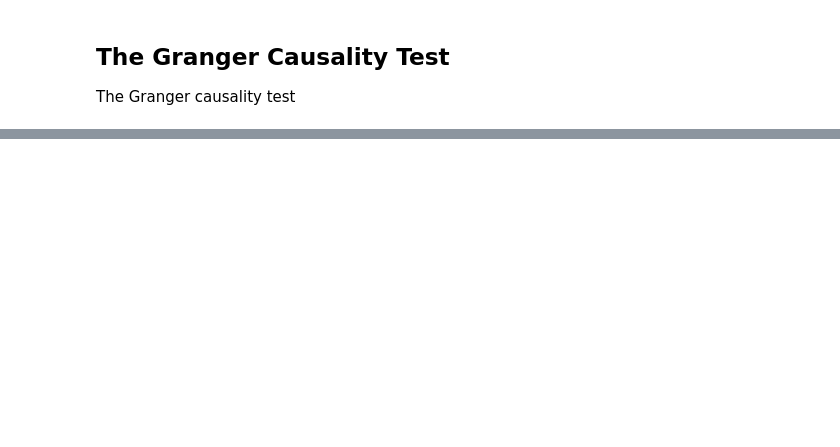
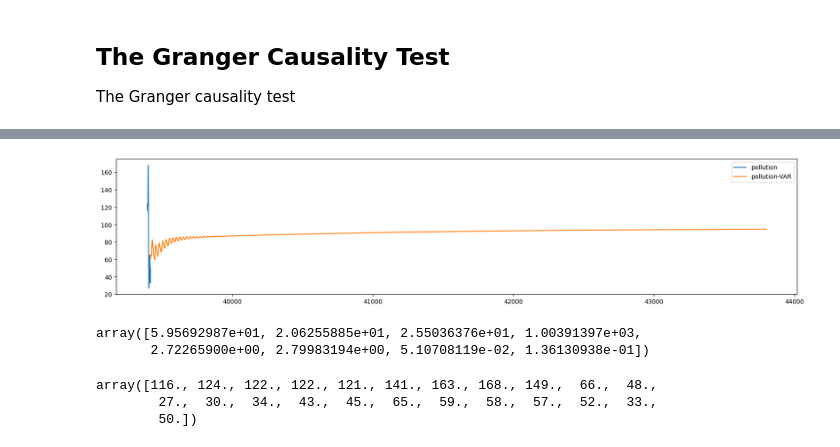
Before and after one commit to djjjones6/Group_Assessment_2, a Jupyter notebook: ChristianN/VAR Model.ipynb, the cells around one changed output, grey strips where cells are left out. Saved outputs shown, nothing was run; the diff lists cells and outputs as text; code cells hidden in the pictures; blank space fills up the shorter version.

```diff
--- a/ChristianN/VAR Model.ipynb
+++ b/ChristianN/VAR Model.ipynb
@@ -157,0 +185,3 @@ The Granger causality test
+# %%
+model = VAR(train_df)
+var_model = model.fit(23)
@@ -157,0 +208,6 @@ The Granger causality test
+# %%
+forecast_var = pd.DataFrame(var_model.forecast(train_df.values,
+                                              steps=forecast_length),
+                           columns=train_df.columns,
+                           index=test_df.index)
+forecast_var = forecast_var.rename(columns={c: c+'-VAR' for c in forecast_var.columns})
@@ -157,0 +230,20 @@ The Granger causality test
+# %%
+fig, ax = plt.subplots(figsize=[20, 4])
+# pd.concat([train_df[["pollution"]], forecast_var[["pollution"+'-VAR']], test_df["pollution"]], axis=1).plot(ax=ax)
+pd.concat([train_df["pollution"][-23:], forecast_var[["pollution"+'-VAR']]], axis=1).plot(ax=ax)
+
+plt.show()
+# %% [output]
+[figure, added]
+# %%
+forecast = var_model.forecast(train_df.values[-23:], 5)
+forecast[0]
+# %% [output]
+array([5.95692987e+01, 2.06255885e+01, 2.55036376e+01, 1.00391397e+03,
+       2.72265900e+00, 2.79983194e+00, 5.10708119e-02, 1.36130938e-01])
+# %%
+train_df["pollution"][-23:].values
+# %% [output]
+array([116., 124., 122., 122., 121., 141., 163., 168., 149.,  66.,  48.,
+        27.,  30.,  34.,  43.,  45.,  65.,  59.,  58.,  57.,  52.,  33.,
+        50.])
```
Also changed, not shown: parts of 18 cells of this notebook.
